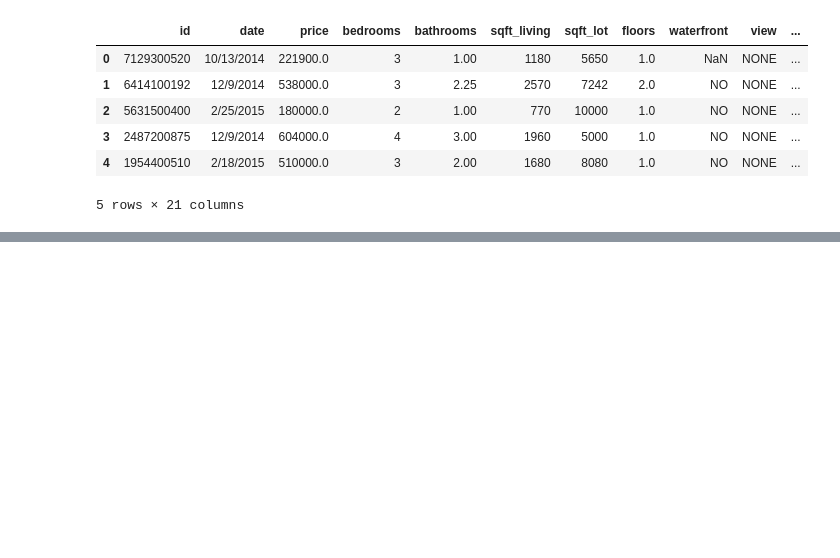
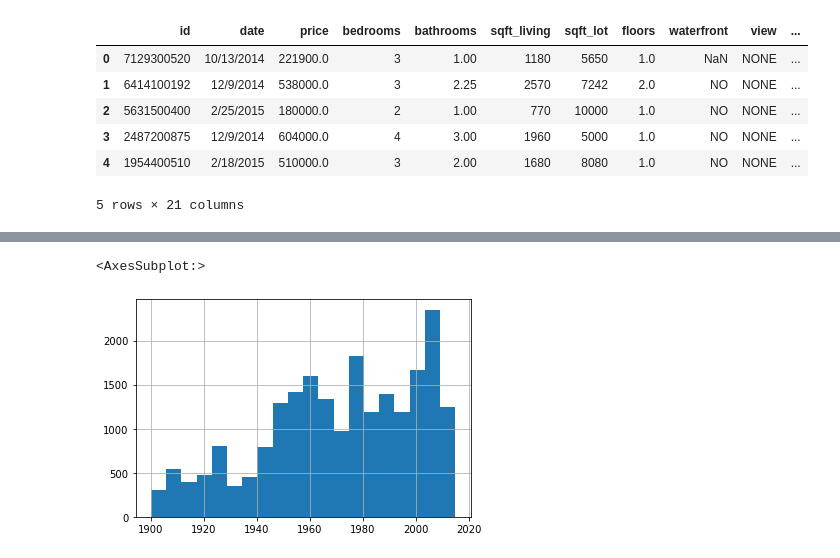
Before and after one commit to vivyhasadream/DS_P2_King-County-House-Sales-Predict, a Jupyter notebook: Han - 1 - Data Wrangling.ipynb, the cells around one changed output, grey strips where cells are left out. Saved outputs shown, nothing was run; the diff lists cells and outputs as text; code cells hidden in the pictures; blank space fills up the shorter version.

```diff
--- a/Han - 1 - Data Wrangling.ipynb
+++ b/Han - 1 - Data Wrangling.ipynb
@@ -18,3 +63,5 @@ df.head()
+# %%
+df["date"]= pd.to_datetime(df["date"])
 # %%
 df.info()
 # %% [output]
@@ -57,0 +112,3 @@ dtype: int64
+# %%
+col_selector = ['waterfront','view']
+df[col_selector] = df[col_selector].astype('category')
@@ -57,0 +135,5 @@ dtype: int64
+# %%
+df.yr_built.hist(bins=20)
+# %% [output]
+<AxesSubplot:>
+[figure, added]
```
Also changed, not shown: parts of 11 cells of this notebook.
